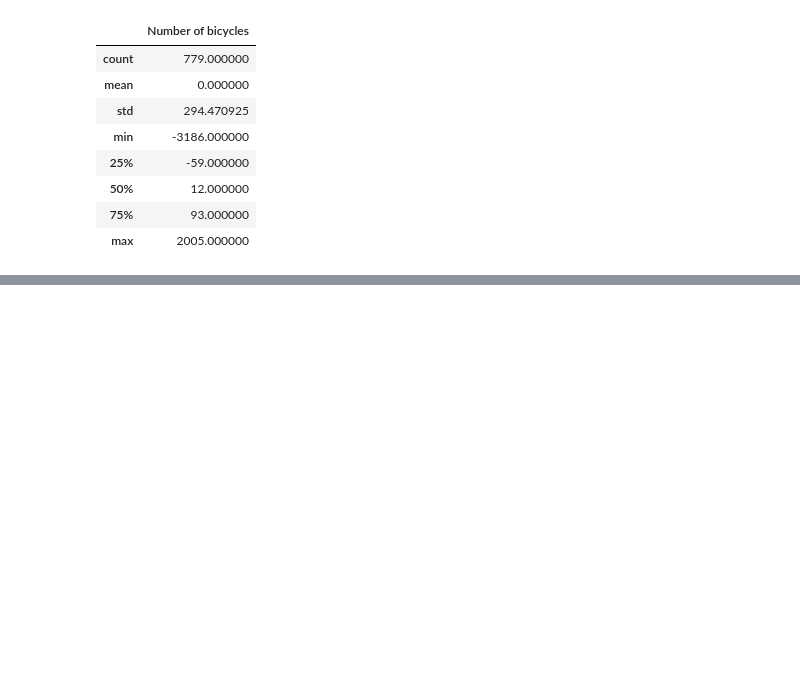
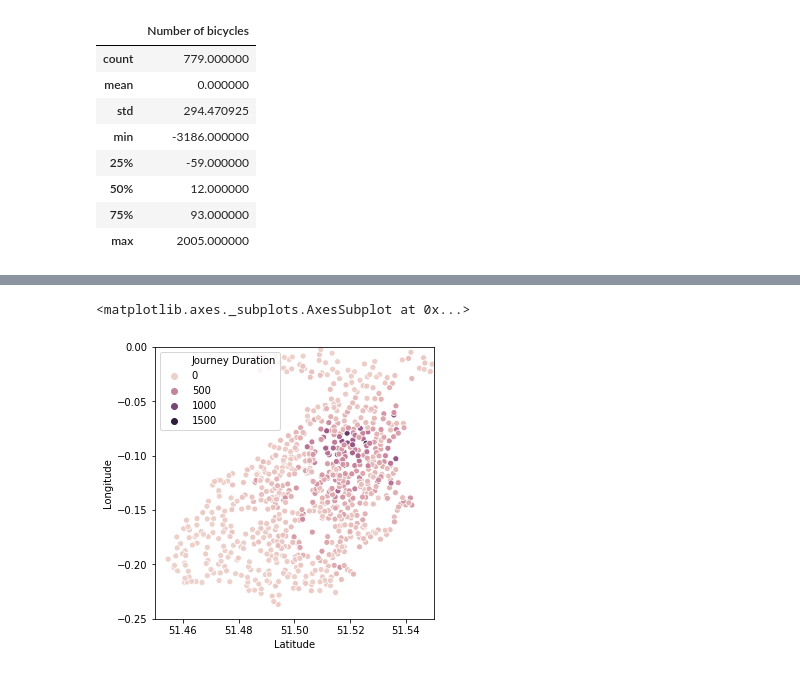
Before and after one commit to sunnight9507/4_2_-Data_Visualization, a Jupyter notebook: 영국_자전거/HW1.ipynb, the cells around one changed output, grey strips where cells are left out. Saved outputs shown, nothing was run; the diff lists cells and outputs as text; code cells hidden in the pictures; blank space fills up the shorter version.

```diff
--- a/영국_자전거/HW1.ipynb
+++ b/영국_자전거/HW1.ipynb
@@ -118,0 +158,2 @@ sns.scatterplot(x = 'Latitude',y = 'Longitude',size = 'Capacity',hue = 'Number o
+# %%
+data.sort_values(by = 'Start Station ID', inplace = True)
@@ -118,0 +170,17 @@ sns.scatterplot(x = 'Latitude',y = 'Longitude',size = 'Capacity',hue = 'Number o
+# %%
+x = list(Outlier[Outlier['Number of bicycles'] > 0]['Station ID'])
+
+def find_Start_Station_ID(data):
+    for i in x:
+        if data == i:
+            return data
+
+Start_Station = data[data['Start Station ID'].apply(find_Start_Station_ID) > 0]
+
+Start_Station.head()
+# %%
+Start_Station = pd.pivot_table(Start_Station, index = 'End Station ID', values = 'Journey Duration', aggfunc = 'count')
+
+Start_Station = pd.merge(Start_Station, stations, left_on = 'End Station ID', right_on = 'Station ID', how = 'left')
+
+Start_Station.head()
@@ -118,0 +194,8 @@ sns.scatterplot(x = 'Latitude',y = 'Longitude',size = 'Capacity',hue = 'Number o
+# %%
+plt.figure(figsize=(5, 5))
+plt.xlim(51.45,51.55)
+plt.ylim(-0.25,0)
+sns.scatterplot(x = 'Latitude',y = 'Longitude',hue = 'Journey Duration', data = Start_Station)
+# %% [output]
+<matplotlib.axes._subplots.AxesSubplot at 0x...>
+[figure, added]
```
Also changed, not shown: parts of 15 cells of this notebook.
